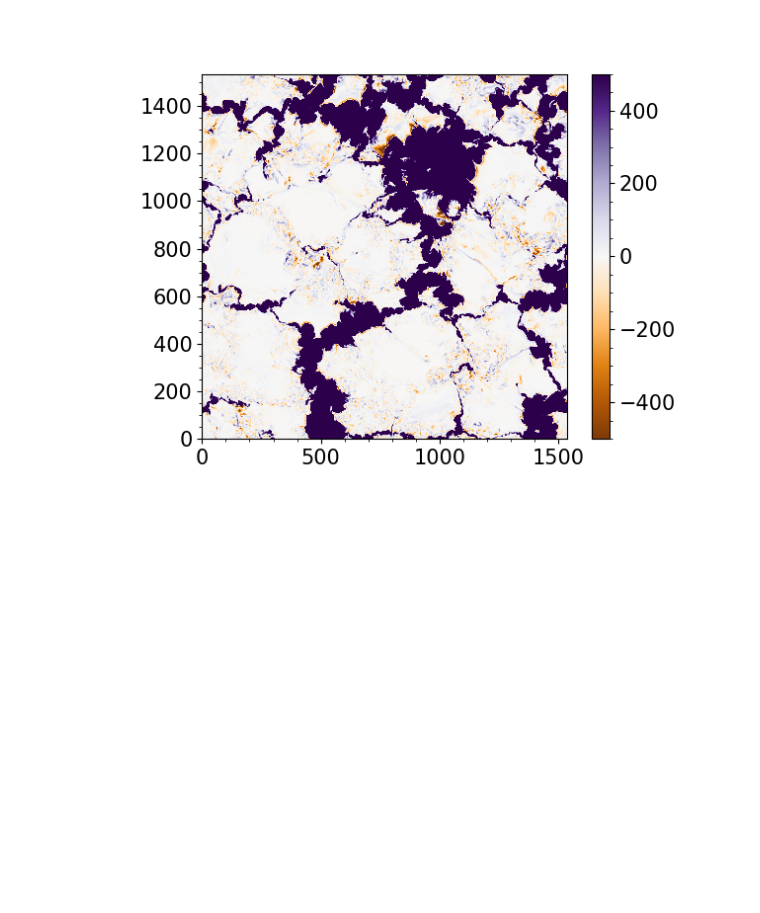
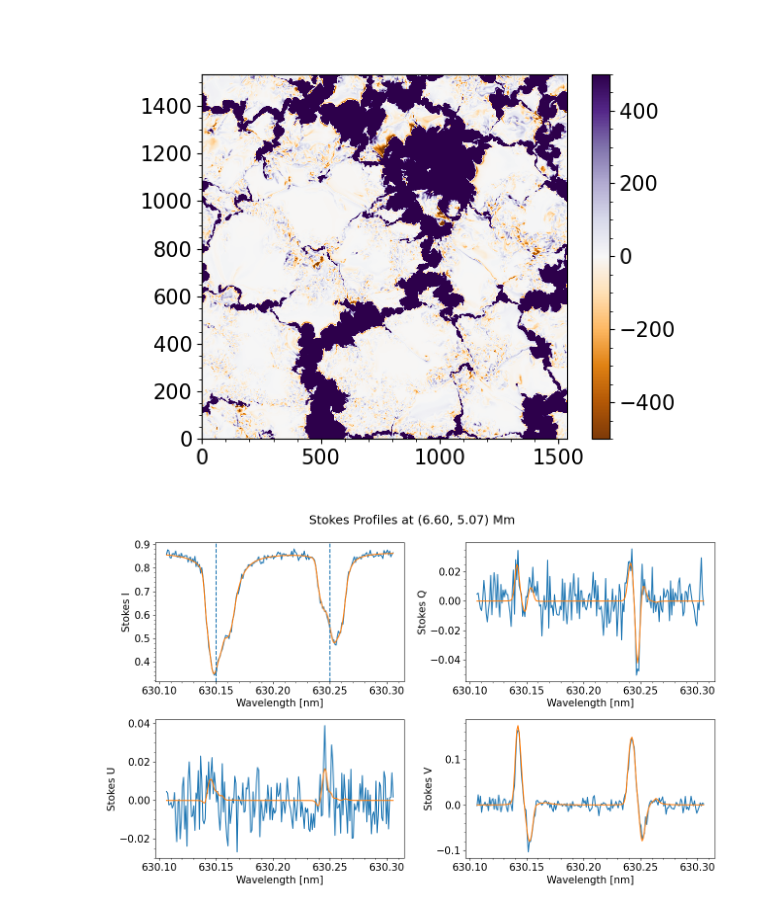
Before and after one commit to liuminos/check_muram_plage_pore, a Jupyter notebook: inspect.ipynb, the cells around one changed output. Drawn from its saved outputs; the diff is of its cells as text; code cells hidden in the pictures; blank space fills up the shorter version.

```diff
--- a/inspect.ipynb
+++ b/inspect.ipynb
@@ -15,5 +19,5 @@ syn = frz.read_profile('/dat/xenosh/muram_plage_pore/26000/stokes.bin')
 # %%
-ll = syn.wave/1000+6301.5
+ll = (syn.wave/1000+6301.5)/10
 # %%
 muramdir = '/dat/milic/MURaM_400G_plage_pore/3D/'
 # %%
@@ -65,3 +82,34 @@ plt.show()
 # %% [output]
 [figure]
 [figure]
+# %%
+ix, iy = 1014, 778
+x, y = ix/1536*10, iy/1536*10
+plt.figure(figsize=(13,8))
+plt.subplot(221)
+plt.plot(ll, syn.stki[:,ix, iy]+ np.random.normal(loc=0, scale=1e-2,size=(200,)))
+plt.plot(ll, syn.stki[:,ix, iy])
+plt.axvline(630.15,ls='--')
+plt.axvline(630.25,ls='--')
+
+plt.ylabel('Stokes I')
+plt.xlabel('Wavelength [nm]')
+plt.subplot(222)
+plt.plot(ll, syn.stkq[:,ix, iy]+ np.random.normal(loc=0, scale=1e-2,size=(200,)))
+plt.plot(ll, syn.stkq[:,ix, iy])
+plt.ylabel('Stokes Q')
+plt.xlabel('Wavelength [nm]')
+plt.subplot(223)
+plt.plot(ll, syn.stku[:,ix, iy]+ np.random.normal(loc=0, scale=1e-2,size=(200,)))
+plt.plot(ll, syn.stku[:,ix, iy])
+plt.ylabel('Stokes U')
+plt.xlabel('Wavelength [nm]')
+plt.subplot(224)
+plt.plot(ll, syn.stkv[:,ix, iy]+ np.random.normal(loc=0, scale=1e-2,size=(200,)))
+plt.plot(ll, syn.stkv[:,ix, iy])
+plt.ylabel('Stokes V')
+plt.xlabel('Wavelength [nm]')
+plt.suptitle(f'Stokes Profiles at ({x:.2f}, {y:.2f}) Mm')
+plt.tight_layout()
+# %% [output]
+[figure, added]
```
Also changed, not shown: parts of 5 cells of this notebook, 7 other files.
